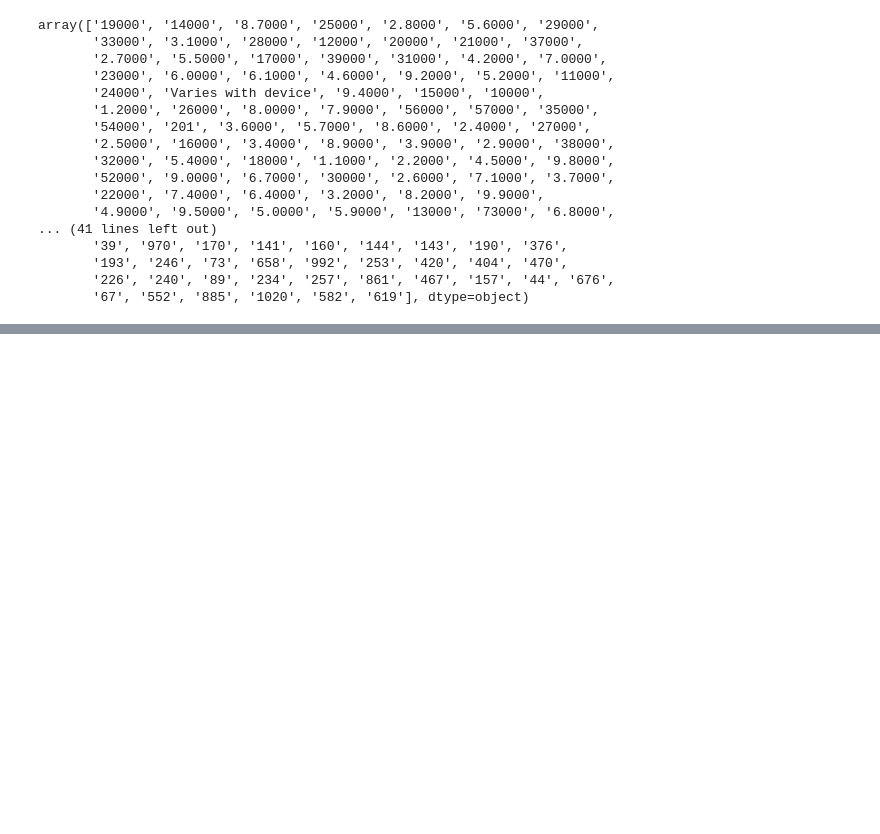
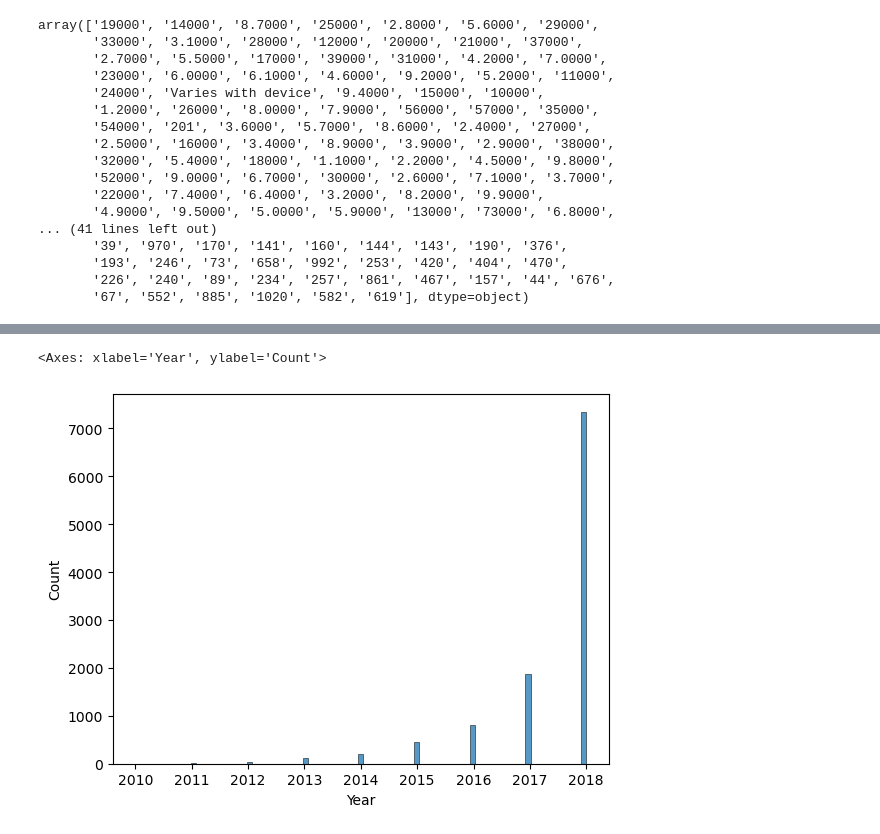
Before and after one commit to alyboii/at-lKurs, a Jupyter notebook: GooglePlayStoreEDA/GooglePlayStore.ipynb, the cells around one changed output, grey strips where cells are left out. Saved outputs shown, nothing was run; the diff lists cells and outputs as text; code cells hidden in the pictures; blank space fills up the shorter version.

```diff
--- a/GooglePlayStoreEDA/GooglePlayStore.ipynb
+++ b/GooglePlayStoreEDA/GooglePlayStore.ipynb
@@ -225,0 +261,3 @@ np.int64(1695)
+# %%
+df_clean["Installs"].unique()
+df_clean["Installs"]= df_clean["Installs"].replace()
@@ -225,0 +292,4 @@ np.int64(1695)
+# %%
+df_clean["Price"]= df_clean["Price"].astype(float)
+# %%
+df_clean["Installs"]= df_clean["Installs"].astype(int)
@@ -225,0 +314,6 @@ np.int64(1695)
+# %%
+df_clean['Last Updated']= pd.to_datetime(df_clean['Last Updated'])
+df_clean
+df_clean['Day'] = df_clean['Last Updated'].dt.day
+df_clean['Month'] = df_clean['Last Updated'].dt.month
+df_clean['Year'] = df_clean['Last Updated'].dt.year
@@ -225,0 +332,5 @@ np.int64(1695)
+# %%
+sns.histplot(data=df_clean['Year'] )
+# %% [output]
+<Axes: xlabel='Year', ylabel='Count'>
+[figure, added]
```
Also changed, not shown: parts of 39 cells of this notebook, 2 other files.
